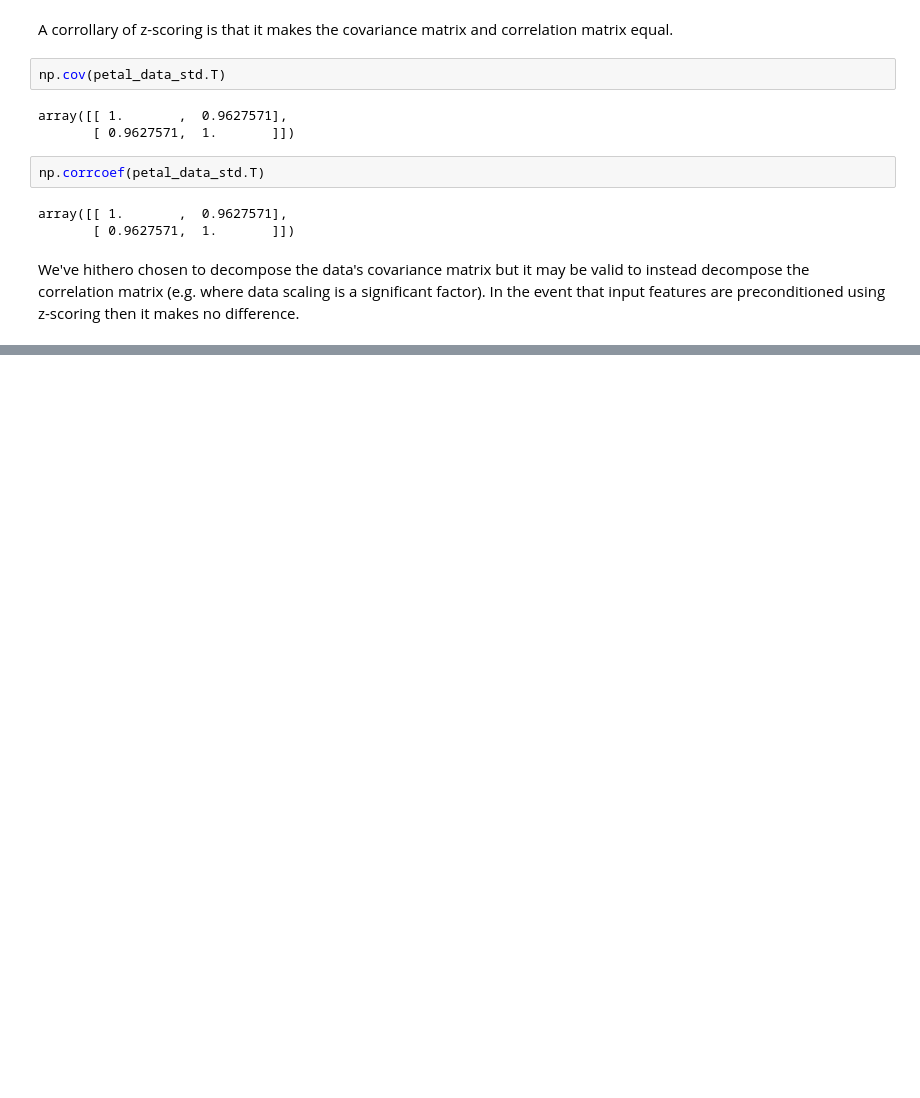
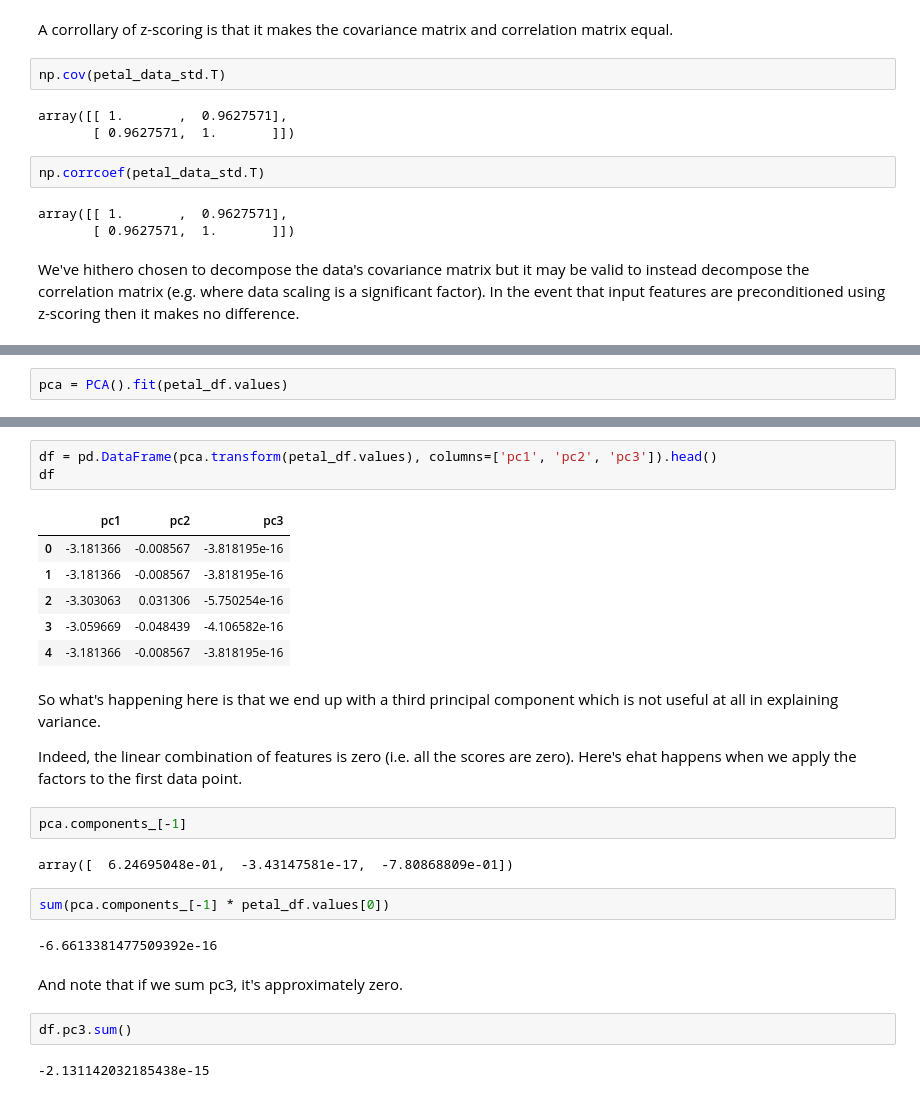
Before and after one commit to rjenc29/numerical, a Jupyter notebook: notebooks/principal_component_analysis.ipynb, the cells around one changed output, grey strips where cells are left out. Cells and saved outputs as stored; diff of their text form; blank space fills up the shorter version.

```diff
--- a/notebooks/principal_component_analysis.ipynb
+++ b/notebooks/principal_component_analysis.ipynb
@@ -636,0 +698,2 @@ TO BE CONTINUED...
+# %%
+pca = PCA().fit(petal_df.values)
@@ -636,0 +714,28 @@ TO BE CONTINUED...
+# %%
+df = pd.DataFrame(pca.transform(petal_df.values), columns=['pc1', 'pc2', 'pc3']).head()
+df
+# %% [output]
+|  | pc1 | pc2 | pc3 |
+| 0 | -3.181366 | -0.008567 | -3.818195e-16 |
+| 1 | -3.181366 | -0.008567 | -3.818195e-16 |
+| 2 | -3.303063 | 0.031306 | -5.750254e-16 |
+| 3 | -3.059669 | -0.048439 | -4.106582e-16 |
+| 4 | -3.181366 | -0.008567 | -3.818195e-16 |
+# %% [markdown]
+So what's happening here is that we end up with a third principal component which is not useful at all in explaining variance.
+
+Indeed, the linear combination of features is zero (i.e. all the scores are zero).  Here's ehat happens when we apply the factors to the first data point.
+# %%
+pca.components_[-1]
+# %% [output]
+array([  6.24695048e-01,  -3.43147581e-17,  -7.80868809e-01])
+# %%
+sum(pca.components_[-1] * petal_df.values[0])
+# %% [output]
+-6.6613381477509392e-16
+# %% [markdown]
+And note that if we sum pc3, it's approximately zero.
+# %%
+df.pc3.sum()
+# %% [output]
+-2.131142032185438e-15
```
Also changed, not shown: parts of 31 cells of this notebook.
